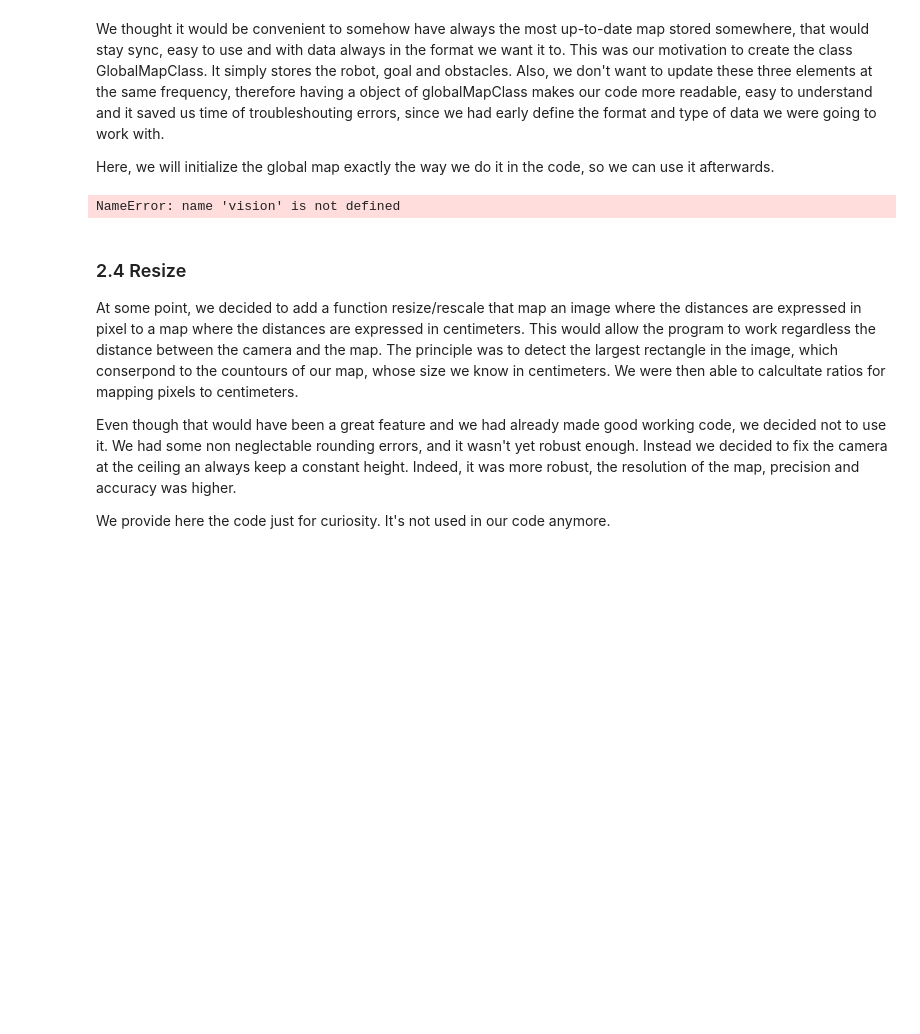
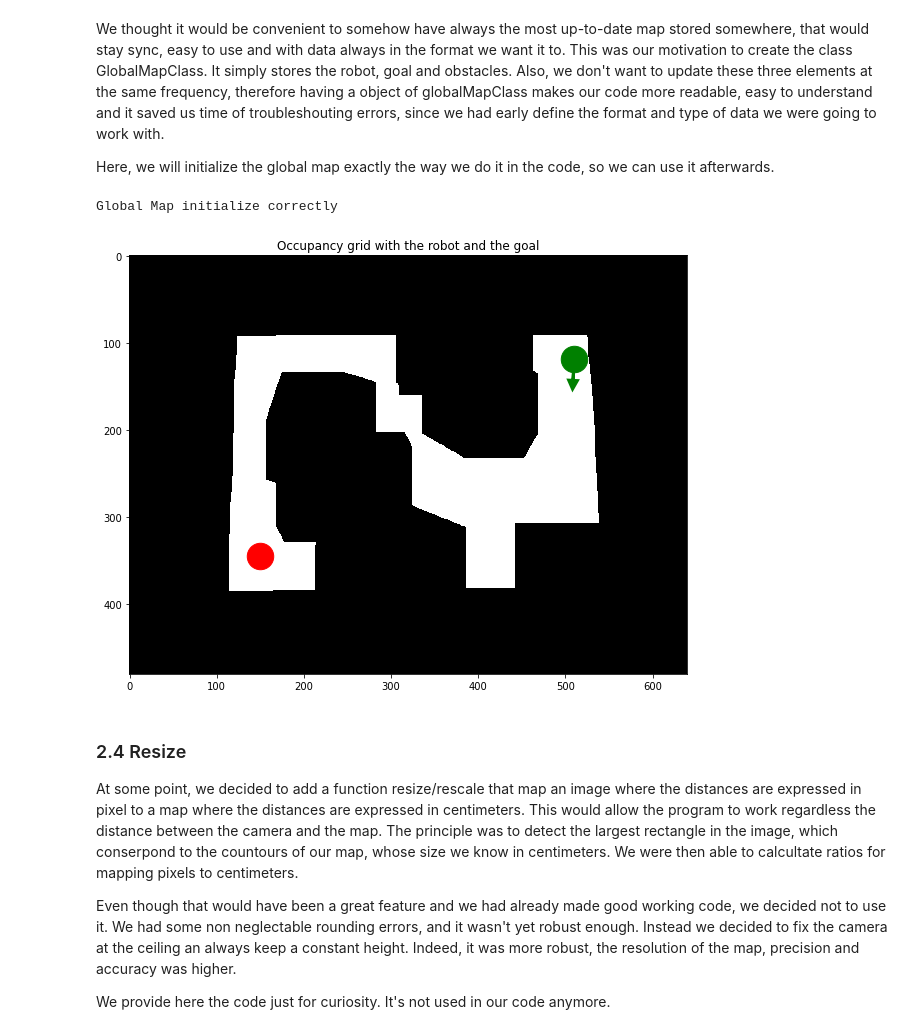
Before and after one commit to Batou1406/Mobile-Robotics-Project, a Jupyter notebook: Report_vision.ipynb, the cells around one changed output. Drawn from its saved outputs; the diff is of its cells as text; code cells hidden in the pictures; blank space fills up the shorter version.

```diff
--- a/Report_vision.ipynb
+++ b/Report_vision.ipynb
@@ -161,23 +160,21 @@ Here we use the values founded manually when we took the picture.
 In order to do that we find all the contours in the image using an openCV function and we select the contours big enough to correspond to the circles of the robot. (and to ensure we do not consider noise as a circle)
 * Finally, we compute the position and the direction of the robot thanks to the values found for the position of the two circles
 # %%
-image_robot = image.copy()
-
 # manually seting the image and filter to work with instead of calling vision.initialize and vision.update
 # that need a camera.
 vision.lowRobot = np.array([30, 50, 50])
 vision.highRobot = np.array([100, 255, 255])
 vision.HSVR = True
-vision.image = image_robot
-vision.imageDraw = image_robot
+vision.image = image.copy()
+vision.imageDraw = image.copy()
 
-[robotPosX, robotPosY, theta] = Vision.robotDetection()
+
+[robotPosX, robotPosY, theta] = vision.robotDetection()
+
 
 #Display
-print("Robot position in pixel is:", robotPosX, robotPosY, theta)
-
-#Plot the robot detected
+print("Robot position in pixel is:", robotPosX, robotPosY," and orientation in radian :", theta)
 plt.subplots(figsize=(10,10))
 plt.title("Robot detected")
-plt.imshow(cv2.cvtColor(Vision.imageDraw, cv2.COLOR_BGR2RGB))
+_=plt.imshow(cv2.cvtColor(vision.imageDraw, cv2.COLOR_BGR2RGB))
 # %% [output]
@@ -314,20 +300,30 @@ Here, we will initialize the global map exactly the way we do it in the code, so
 # %%
 from GlobalMapClass import GlobalMapClass
 
 globalMap=GlobalMapClass()
 
+vision.image = image.copy()
 flag=True
 
 flag&=globalMap.setRobot(vision.robotDetection())
 flag&=globalMap.setGoal(vision.goalDetection())
-flag&=globalMap.setObstacles(vision.obstaclesDetection(True))
+globalMap.setObstacles(vision.obstaclesDetection(True))
 
 if(flag):
     print("Global Map initialize correctly")
+    plt.figure(figsize=(10,10))
+    plt.title("Occupancy grid with the robot and the goal")
+    cmap = colors.ListedColormap(['white', 'black'])
+    plt.imshow(globalMap.getObstacles(), cmap=cmap)
+    plt.scatter(globalMap.getGoal()[0], globalMap.getGoal()[1], marker="o", color='red', s=700);
+    plt.scatter(globalMap.getRobot()[0], globalMap.getRobot()[1], marker="o", color='green', s=700);
+    plt.arrow(globalMap.getRobot()[0], globalMap.getRobot()[1], 25*math.cos(globalMap.getRobot()[2]),
+              25*math.sin(globalMap.getRobot()[2]), head_width=10, head_length=10, fc='green', ec='green', lw=3)
 else:
     print("Global Map initialization error : try to re-run everything rom the beginning in the right order")
 # %% [output]
-NameError: name 'vision' is not defined
+Global Map initialize correctly
+[figure, added]
 # %% [markdown]
 ### 2.4 Resize<a class="anchor" id="section_2_4"></a>
 
```
Also changed, not shown: parts of 11 cells of this notebook, 1 other file.
